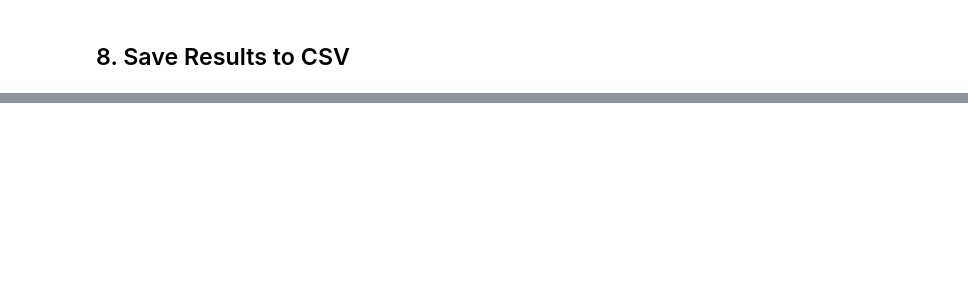
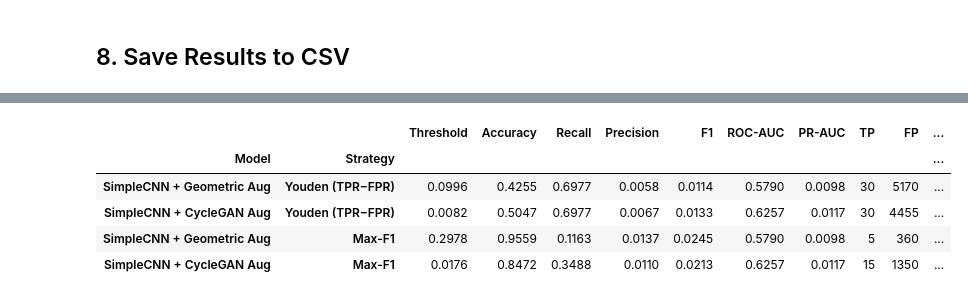
Before and after one commit to Adribom/dgm-2026.1, a Jupyter notebook: projects/ecgpcx-ray/notebooks/1.7-classifier_test_metrics.ipynb, the cells around one changed output, grey strips where cells are left out. Drawn from its saved outputs; the diff is of its cells as text; code cells hidden in the pictures; blank space fills up the shorter version.

```diff
--- a/projects/ecgpcx-ray/notebooks/1.7-classifier_test_metrics.ipynb
+++ b/projects/ecgpcx-ray/notebooks/1.7-classifier_test_metrics.ipynb
@@ -78,6 +84,19 @@ def youden_threshold(y_val, logits_val):
     fpr, tpr, thresholds = roc_curve(y_val, logits_val)
     idx = np.argmax(tpr - fpr)
     return float(thresholds[idx])
+
+
+def f1_threshold(y_val, logits_val):
+    """Select decision threshold by maximising F1 on the validation set.
+
+    precision_recall_curve accepts raw logits — thresholds are returned in the
+    same space (logits), consistent with compute_metrics.
+    """
+    prec, rec, thresholds = precision_recall_curve(y_val, logits_val)
+    # last point is (prec=1, rec=0) with no associated threshold → drop it
+    f1 = 2 * prec[:-1] * rec[:-1] / (prec[:-1] + rec[:-1] + 1e-8)
+    idx = np.argmax(f1)
+    return float(thresholds[idx]), float(f1[idx])
 
 
 def compute_metrics(y_true, logits, threshold):
@@ -227,0 +337,34 @@ df
+# %%
+# Side-by-side comparison: Youden vs F1 threshold
+def summary_row(m, strategy):
+    cm = m["confusion_matrix"]
+    tn, fp, fn, tp = cm.ravel()
+    rec  = tp / (tp + fn) if (tp + fn) > 0 else 0.0
+    prec = tp / (tp + fp) if (tp + fp) > 0 else 0.0
+    f1   = 2 * prec * rec / (prec + rec + 1e-8)
+    return {
+        "Model":     m["label"],
+        "Strategy":  strategy,
+        "Threshold": f"{m['threshold']:.4f}",
+        "Accuracy":  f"{m['accuracy']:.4f}",
+        "Recall":    f"{rec:.4f}",
+        "Precision": f"{prec:.4f}",
+        "F1":        f"{f1:.4f}",
+        "ROC-AUC":   f"{m['roc_auc']:.4f}",
+        "PR-AUC":    f"{m['pr_auc']:.4f}",
+        "TP": tp, "FP": fp, "TN": tn, "FN": fn,
+    }
+
+comp_rows = (
+    [summary_row(m, "Youden (TPR−FPR)") for m in results] +
+    [summary_row(m, "Max-F1")           for m in results_f1]
+)
+df_comp = pd.DataFrame(comp_rows).set_index(["Model", "Strategy"])
+df_comp
+# %% [output]
+|  |  | Threshold | Accuracy | Recall | Precision | F1 | ROC-AUC | PR-AUC | TP | FP | ... |
+| Model | Strategy |  |  |  |  |  |  |  |  |  | ... |
+| SimpleCNN + Geometric Aug | Youden (TPR−FPR) | 0.0996 | 0.4255 | 0.6977 | 0.0058 | 0.0114 | 0.5790 | 0.0098 | 30 | 5170 | ... |
+| SimpleCNN + CycleGAN Aug | Youden (TPR−FPR) | 0.0082 | 0.5047 | 0.6977 | 0.0067 | 0.0133 | 0.6257 | 0.0117 | 30 | 4455 | ... |
+| SimpleCNN + Geometric Aug | Max-F1 | 0.2978 | 0.9559 | 0.1163 | 0.0137 | 0.0245 | 0.5790 | 0.0098 | 5 | 360 | ... |
+| SimpleCNN + CycleGAN Aug | Max-F1 | 0.0176 | 0.8472 | 0.3488 | 0.0110 | 0.0213 | 0.6257 | 0.0117 | 15 | 1350 | ... |
```
Also changed, not shown: parts of 8 cells of this notebook, 2 other files.
